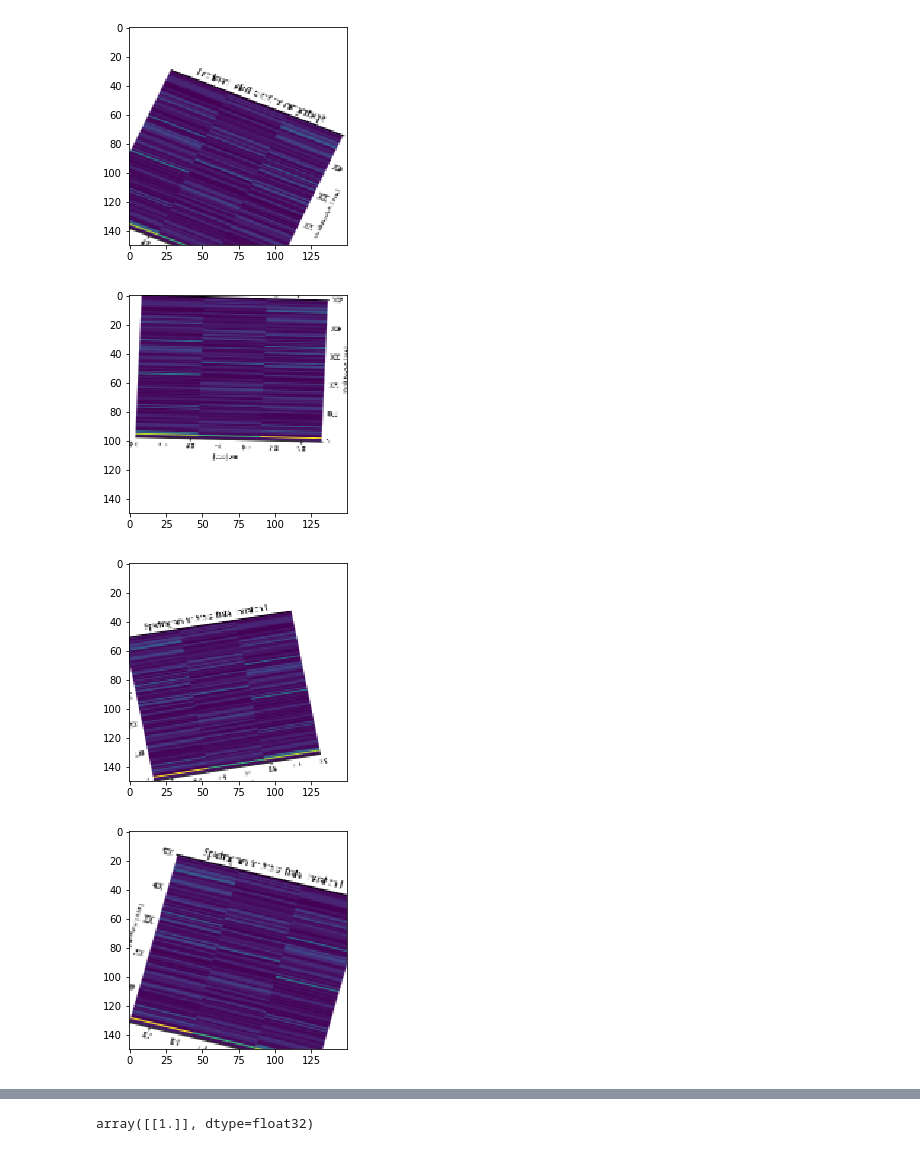
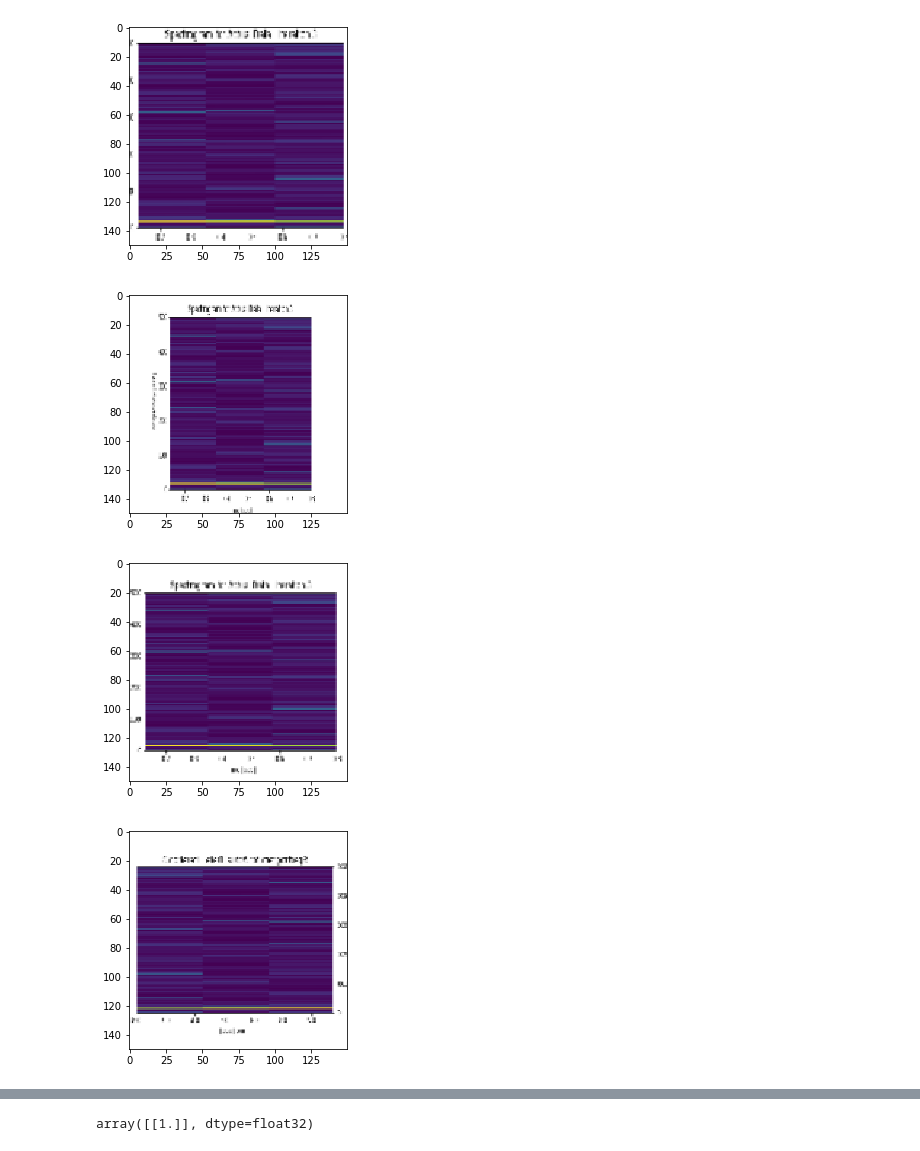
Before and after one commit to SGRGit/gwOsc, a Jupyter notebook: ClassifiySignalsOnCNN_Iteration1.ipynb, the cells around one changed output, grey strips where cells are left out. Cells and saved outputs as stored; diff of their text form; code cells hidden in the pictures.

```diff
--- a/ClassifiySignalsOnCNN_Iteration1.ipynb
+++ b/ClassifiySignalsOnCNN_Iteration1.ipynb
@@ -59,29 +55,39 @@ from tensorflow.keras.preprocessing.image import ImageDataGenerator
 import matplotlib.image as mpimg
 from tensorflow.keras.preprocessing.image import array_to_img, img_to_array, load_img
 # %%
-datagen = ImageDataGenerator(
+"""datagen = ImageDataGenerator(
             rotation_range = 40,
             width_shift_range = 0.2,
             height_shift_range = 0.2,
             shear_range = 0.2,
             zoom_range = 0.2,
             horizontal_flip=True,
-            fill_mode = 'nearest')
+            fill_mode = 'nearest')"""
+
+
+data_generator = ImageDataGenerator(
+    validation_split=0.2,
+    rescale=1./255,
+    shear_range=0.2,
+    zoom_range=0.2,
+    horizontal_flip=True,
+)
+
 
 img_path = os.path.join(seta_train_dir, seta_train_fnnames[3])
 img = load_img(img_path, target_size = (150,150))
 x = img_to_array(img)
 x = x.reshape((1,) + x.shape)
 
 i = 0
-for batch in datagen.flow(x, batch_size = 1):
+for batch in data_generator.flow(x, batch_size = 1):
     plt.figure(i)
     imgplot = plt.imshow(array_to_img(batch[0]))
     i += 1
     if i % 5 == 0:
         break
 # %% [output]
-[figure, old version]
+[figure, new version]
-[figure, old version]
+[figure, new version]
-[figure, old version]
+[figure, new version]
-[figure, old version]
+[figure, new version]
```
Also changed, not shown: parts of 18 cells of this notebook.
